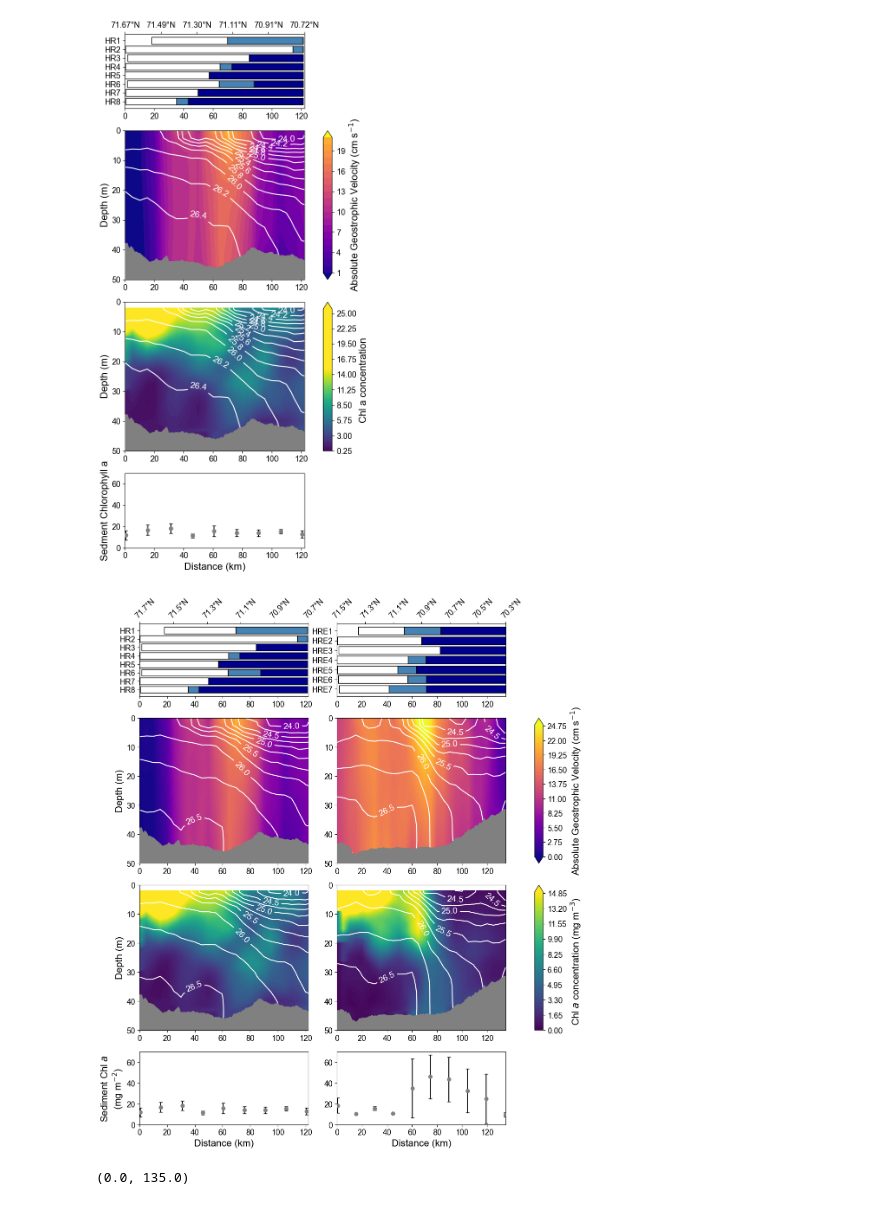
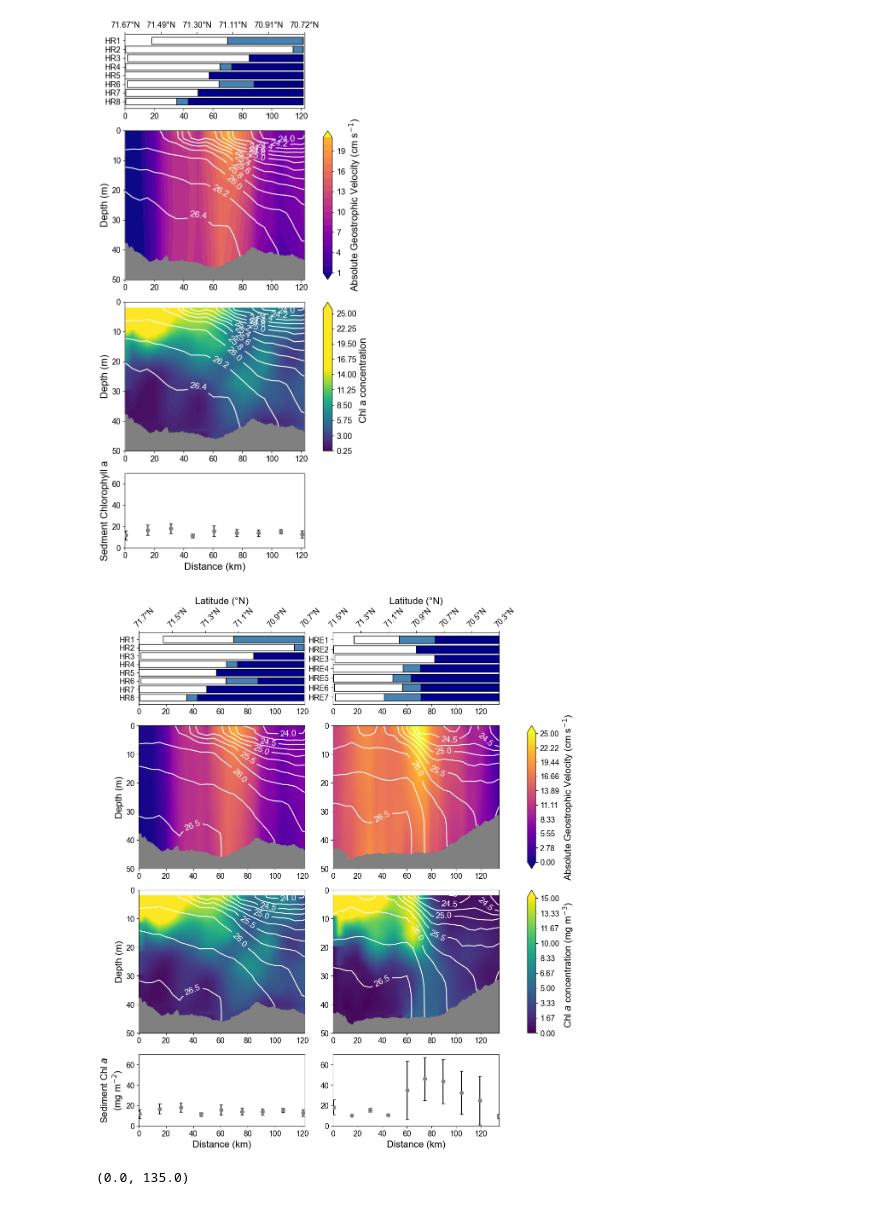
Before and after one commit to lauerja/LauerChukchiExportPaper, a Jupyter notebook: fig2_mean_sections/src/fig2_multipanel_mean_sections.ipynb, the cells around one changed output. Drawn from its saved outputs; the diff is of its cells as text; code cells hidden in the pictures.

```diff
--- a/fig2_mean_sections/src/fig2_multipanel_mean_sections.ipynb
+++ b/fig2_mean_sections/src/fig2_multipanel_mean_sections.ipynb
@@ -420,6 +421,7 @@ hr_lat_labels = hr_distLat_interpolator(hr_dist_ticks)
 axLat_hr.set_xticks(hr_dist_ticks)
 # axLat_hr.set_xticklabels([f"{lat:.2f}°N" for lat in hr_lat_labels])
 axLat_hr.set_xticklabels([f"{lat:.1f}°N" for lat in hr_lat_labels])
+axLat_hr.set_xlabel('Latitude (°N)')
 plt.setp(axLat_hr.get_xticklabels(), rotation=45, ha='left', rotation_mode='anchor')
 
 ## Set HR Axis Limits
@@ -441,6 +443,7 @@ hre_lat_labels = hre_distLat_interpolator(hre_dist_ticks)
 axLat_hre.set_xticks(hre_dist_ticks)
 # axLat_hre.set_xticklabels([f"{lat:.2f}°N" for lat in hre_lat_labels])
 axLat_hre.set_xticklabels([f"{lat:.1f}°N" for lat in hre_lat_labels])
+axLat_hre.set_xlabel('Latitude (°N)')
 plt.setp(axLat_hre.get_xticklabels(), rotation=45, ha='left', rotation_mode='anchor')
 
 ## Set HRE Axis Limits
@@ -495,9 +498,9 @@ ax4.invert_yaxis()
 
 
 ### SHARED ABS GEOSTROPHIC VELOCITY COLORBAR PARAMETERS ####
-geovel_levels = np.linspace(0, 25, 101)
+geovel_levels = np.linspace(0, 25.25, 101)
 geovel_cmap = 'plasma'
-geovel_vmin, geovel_vmax = 0, 25
+geovel_vmin, geovel_vmax = 0, 25.25
 
 
 ## HR Geostrophic Velocity Plot - ax1
@@ -538,9 +541,9 @@ geovel_cbar = fig.colorbar(geovelcontour, cax=cbar_ax1, orientation='vertical',
 
 
 ### SHARED CHLOROPHYLL COLORBAR PARAMETERS ####
-chl_levels = np.linspace(0, 15, 101)
+chl_levels = np.linspace(0, 15.15, 101)
 chl_cmap = 'viridis'
-chl_vmin, chl_vmax = 0, 15
+chl_vmin, chl_vmax = 0, 15.15
 
 # HR Chl Plot - ax2
 ax2.contourf(hr_chl_x,
@@ -591,34 +594,34 @@ ax3.scatter(x_vals, hr_sed['sedChlMean'], color='gray', label='Mean', zorder=3)
 ax3.errorbar(x_vals, hr_sed['sedChlMean'], yerr=hr_sed['sedChlSd'], fmt='none',
              ecolor='black', capsize=3, zorder=2)
 
 # ax3 Axis Modifications
 ax3.set_ylim(0, 70)
 ax3.set_xlabel('Distance (km)')
 # ax3.set_ylabel('Sedment Chlorophyll a')
 # ax3.set_ylabel(r'Sediment Chl $\mathit{a}$ (mg m$^{-2}$)')
 ax3.set_ylabel('Sediment Chl $\\mathit{a}$\n(mg m$^{-2}$)')
 
 ## HRE Sediment Chl Plot - ax7
 # Jitter the edge points inward slightly
 x_vals = hre_sed['x'].copy()
 x_vals.loc[x_vals <= 0] += 0.5
 # Plot the Points
 ax7.scatter(x_vals, hre_sed['sedChlMean'], color='gray', label='Mean', zorder=3)
 ax7.errorbar(x_vals, hre_sed['sedChlMean'], yerr=hre_sed['sedChlSd'], fmt='none',
              ecolor='black', capsize=3, zorder=2)
 
 # ax7 Axis Modifications
 ax7.set_ylim(0, 70)
 ax7.set_xlabel('Distance (km)')
 # ax7.set_ylabel('Sedment Chlorophyll a')
 # Share Label with HR Plot
 # ax7.set_ylabel(r'Sediment Chl $\mathit{a}$ (mg m$^{-2}$)')
 
 # plt.tight_layout(pad = .25)
 plt.savefig(save_dir + 'figure2.png', bbox_inches = 'tight', transparent = True)
 plt.show()
 # %% [output]
-[figure, old version]
+[figure, new version]
 # %%
 ## plot HRE Line Measured Chla for Graphical Abstract with density contours and bathymetry
 
```
Also changed, not shown: parts of 1 cell of this notebook, 19 other files.
